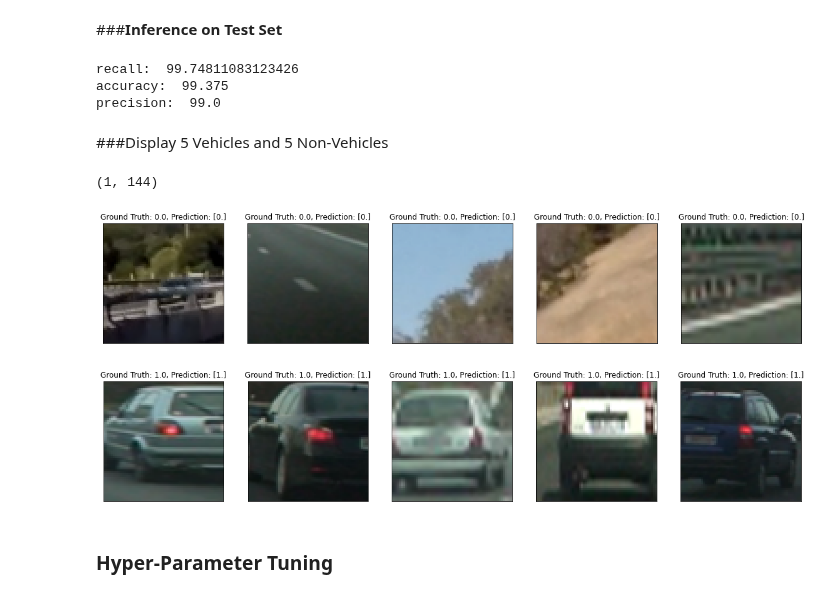
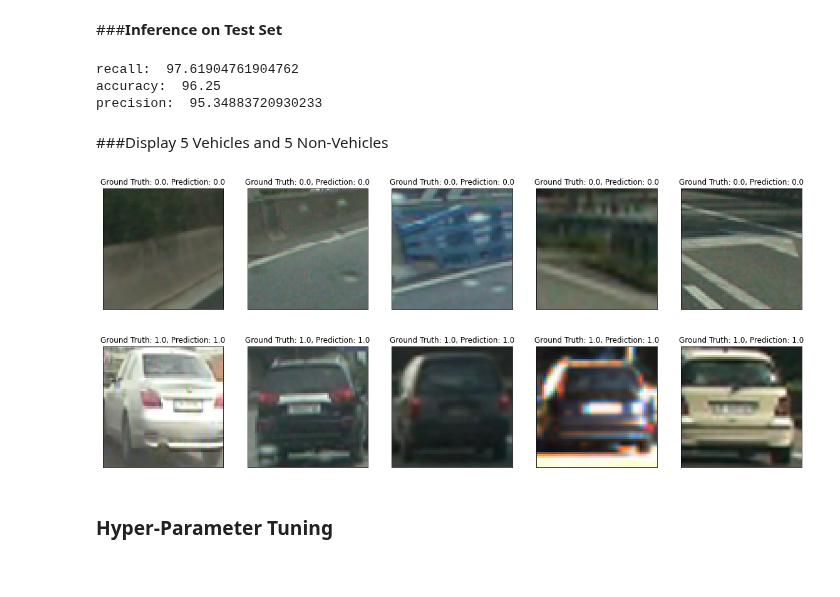
Before and after one commit to chrismartel/ECSE415-Project-G7, a Jupyter notebook: classification/classification.ipynb, the cells around one changed output. Cells and saved outputs as stored; diff of their text form; code cells hidden in the pictures.

```diff
--- a/classification/classification.ipynb
+++ b/classification/classification.ipynb
@@ -472,7 +473,7 @@ def build_dataset_v2(positive_negative_ratio=1, number_of_positive_samples=2000,
       if random_id in vehicle_db_dict[random_db]['visited']:
         continue
       break
-
+    vehicle_db_dict[random_db]['visited'].append(random_id)
     img = cv.imread(vehicle_db_main_path + random_db + '/' + os.listdir(vehicle_db_main_path+random_db)[random_id])
     if img is None:
       print(vehicle_db_main_path + random_db + '/' + os.listdir(vehicle_db_main_path+random_db)[random_id])
@@ -507,7 +508,7 @@ def build_dataset_v2(positive_negative_ratio=1, number_of_positive_samples=2000,
       if random_id in non_vehicle_db_dict[random_db]['visited']:
         continue
       break
-
+    non_vehicle_db_dict[random_db]['visited'].append(random_id)
     img = cv.imread(non_vehicle_db_main_path + random_db + '/' + os.listdir(non_vehicle_db_main_path+random_db)[random_id])
     if img is None:
       print(non_vehicle_db_main_path + random_db + '/' + os.listdir(non_vehicle_db_main_path+random_db)[random_id])
@@ -845,7 +848,7 @@ import numpy as np
 from random import shuffle
 import time
 
-def preprocess_images_v2(imgs, orientations, pixels_per_cell, cells_per_block, preprocessing_time=False):
+def preprocess_images_v2(imgs, orientations, pixels_per_cell, cells_per_block, preprocessing_time=False, compute_spatial_features=False):
   '''
   Preprocess an image.
 
@@ -868,14 +871,22 @@ def preprocess_images_v2(imgs, orientations, pixels_per_cell, cells_per_block, p
     start = time.time()
 
     # Min-max normalization
-    min, max = np.min(img), np.max(img)
+    min, max = 0, 255
     img = (img - min) / (max - min)
 
     # Extract HoG features
     feature = hog(img, orientations=orientations, pixels_per_cell = pixels_per_cell, cells_per_block=cells_per_block, feature_vector=True, multichannel=True, visualize=False)
 
+
+    if compute_spatial_features:
+      small_img = resize(img,(16,16))
+      spatial_features = small_img.flatten()
+      feature = np.concatenate((feature, spatial_features), axis=-1)
+
+    # inti features array
     if features is None:
       features = np.zeros((N, len(feature)))
+
     features[i] = feature
     end = time.time()
     exec_times_ms[i] = (end - start) * 1000
@@ -885,7 +896,7 @@ def preprocess_images_v2(imgs, orientations, pixels_per_cell, cells_per_block, p
   ret.append(features)
 
   if preprocessing_time:
-    ret.append(exec_times_ms)
+    ret.append(np.mean(exec_times_ms))
 
   if len(ret) == 1:
     return ret[0]
@@ -1290,13 +1303,14 @@ input_shape = (64,64)
 orientations = 9 # number of orientation bins
 pixels_per_cell = (16,16) # number of pixels per cell
 cells_per_block = (4,4) # number of cells per block
+compute_spatial_features = True
 
 # SVM parameters
 C = 3
 bagging = True
 n_estimators = 50
 
-train_and_save_model(path, positive_negative_ratio=positive_negative_ratio, min_intersection_ratio=min_intersection_ratio, number_of_positive_samples=number_of_positive_samples, input_shape=input_shape,orientations=orientations, pixels_per_cell=pixels_per_cell,cells_per_block=cells_per_block,C=C, bagging=bagging, n_estimators=n_estimators)
+train_and_save_model(path, positive_negative_ratio=positive_negative_ratio, min_intersection_ratio=min_intersection_ratio, number_of_positive_samples=number_of_positive_samples, input_shape=input_shape,orientations=orientations, pixels_per_cell=pixels_per_cell,cells_per_block=cells_per_block,C=C, bagging=bagging, n_estimators=n_estimators, compute_spatial_features=compute_spatial_features)
 # %% [output]
 SVC(C=3)
 # %% [markdown]
@@ -1309,13 +1323,14 @@ from random import shuffle
 # Dataset parameters
 positive_negative_ratio=1
 min_intersection_ratio = 0.8
-number_of_positive_samples = 2000
+number_of_positive_samples = 200
 
 # Preprocessing parameters
 input_shape = (64,64)
 orientations = 9 # number of orientation bins
 pixels_per_cell = (16,16) # number of pixels per cell
 cells_per_block = (4,4) # number of cells per block
+compute_spatial_features = compute_spatial_features
 
 # SVM parameters
 C = 10
@@ -1330,7 +1345,7 @@ if version == 'v1':
   sequences = build_dataset(positive_negative_ratio=positive_negative_ratio, min_intersection_ratio=min_intersection_ratio,  number_of_positive_samples=number_of_positive_samples)
 
   # Preprocess
-  features, labels = preprocess_sequences(sequences, input_shape, orientations, pixels_per_cell, cells_per_block)
+  features, labels = preprocess_sequences(sequences, input_shape, orientations, pixels_per_cell, cells_per_block, compute_spatial_features=compute_spatial_features)
 
 
   # Build Train set: sequences 0, 1 and 2
@@ -1387,15 +1402,11 @@ print("recall: ",recall(tp,fn))
 print("accuracy: ",accuracy(tp,fp, tn,fn))
 print("precision: ",precision(tp,fp))
 # %% [output]
-recall:  99.74811083123426
-accuracy:  99.375
-precision:  99.0
+recall:  97.61904761904762
+accuracy:  96.25
+precision:  95.34883720930233
 # %% [markdown]
 ###Display 5 Vehicles and 5 Non-Vehicles
-# %%
-np.reshape(features[id],(1,-1)).shape
-# %% [output]
-(1, 144)
 # %%
 # Dataset parameters
 positive_negative_ratio=1
@@ -1425,42 +1436,42 @@ for i in range(5):
 
     pred = clf.predict(np.reshape(features[id],(1,-1)))
 
-    axes[i].set_title("Ground Truth: {true}, Prediction: {pred}".format(true=true_label, pred=pred))
+    axes[i].set_title("Ground Truth: {true}, Prediction: {pred}".format(true=true_label, pred=pred[0]))
     axes[i].set_xticks([]), axes[i].set_yticks([])
     axes[i].imshow(imgs[id])
     visited.append(id)
     break
 
 plt.show()
 
 fig, axes = plt.subplots(1,5)
 fig.set_figheight(8)
 fig.set_figwidth(20)
 
 visited = list()
 for i in range(5):
   while(True):
     id = randint(0,N-1)
 
     true_label = labels[id]
     if true_label == 0:
       continue
 
     if id in visited:
       continue
 
     pred = clf.predict(np.reshape(features[id],(1,-1)))
 
-    axes[i].set_title("Ground Truth: {true}, Prediction: {pred}".format(true=true_label, pred=pred))
+    axes[i].set_title("Ground Truth: {true}, Prediction: {pred}".format(true=true_label, pred=pred[0]))
     axes[i].set_xticks([]), axes[i].set_yticks([])
     axes[i].imshow(imgs[id])
     visited.append(id)
     break
 
 plt.show()
 # %% [output]
-[figure, old version]
+[figure, new version]
-[figure, old version]
+[figure, new version]
 # %% [markdown]
 ### **Hyper-Parameter Tuning**
 # %% [markdown]
```
Also changed, not shown: parts of 16 cells of this notebook.
